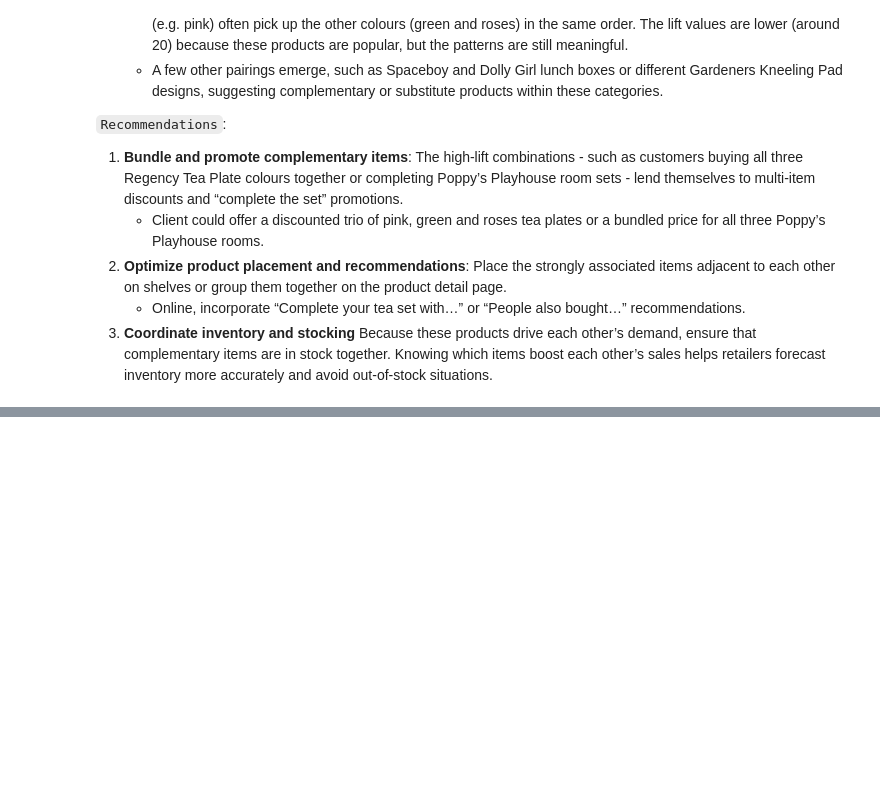
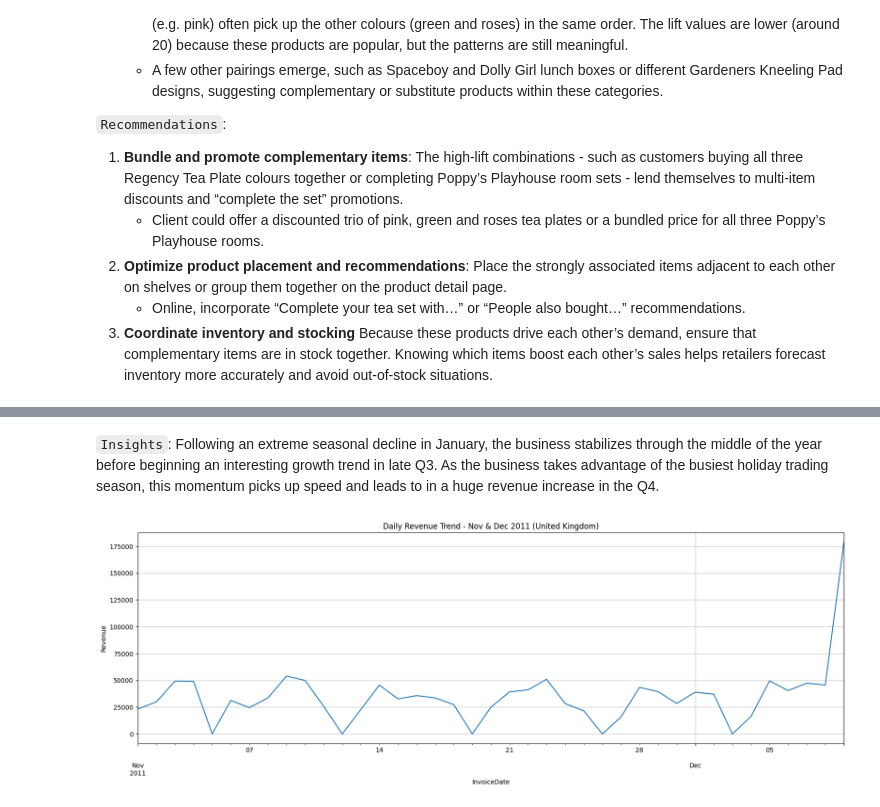
Before and after one commit to neehanthreddym/ecommerce_analytics_pipeline, a Jupyter notebook: notebooks/e_commerce_anlaytics.ipynb, the cells around one changed output, grey strips where cells are left out. Saved outputs shown, nothing was run; the diff lists cells and outputs as text; code cells hidden in the pictures; blank space fills up the shorter version.

```diff
--- a/notebooks/e_commerce_anlaytics.ipynb
+++ b/notebooks/e_commerce_anlaytics.ipynb
@@ -935,0 +1142,16 @@ The Apriori algorithm was run on the one‑hot encoded basket matrix using a ran
+# %% [markdown]
+`Insights`: Following an extreme seasonal decline in January, the business stabilizes through the middle of the year before beginning an interesting growth trend in late Q3.  As the business takes advantage of the busiest holiday trading season, this momentum picks up speed and leads to in a huge revenue increase in the Q4.
+# %%
+# Filter data for November and December 2011
+uk_december_2011 = uk_data.loc['2011-11-01':max(uk_data.index)]
+
+uk_daily_revenue_december = uk_december_2011.resample('D')['Revenue'].sum()
+
+plt.figure(figsize=(20, 6))
+uk_daily_revenue_december.plot()
+plt.title("Daily Revenue Trend - Nov & Dec 2011 (United Kingdom)")
+plt.ylabel("Revenue")
+plt.grid(color="#C6C6C6")
+plt.show()
+# %% [output]
+[figure, added]
```
Also changed, not shown: parts of 61 cells of this notebook, 2 other files.
